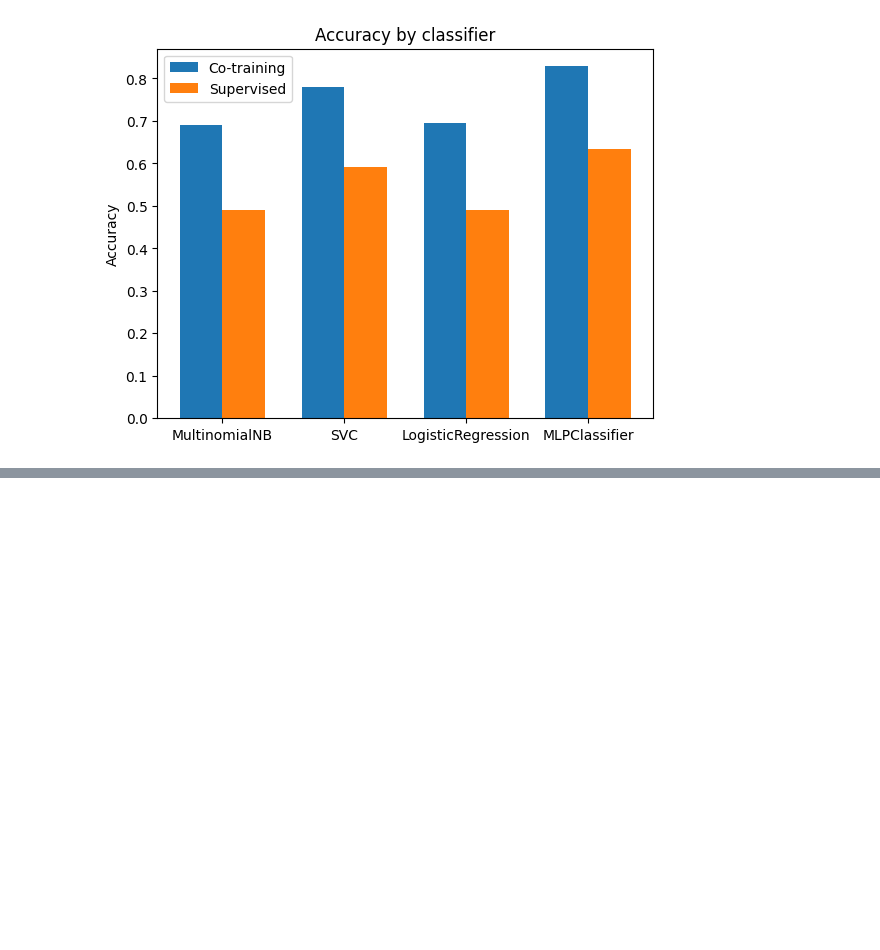
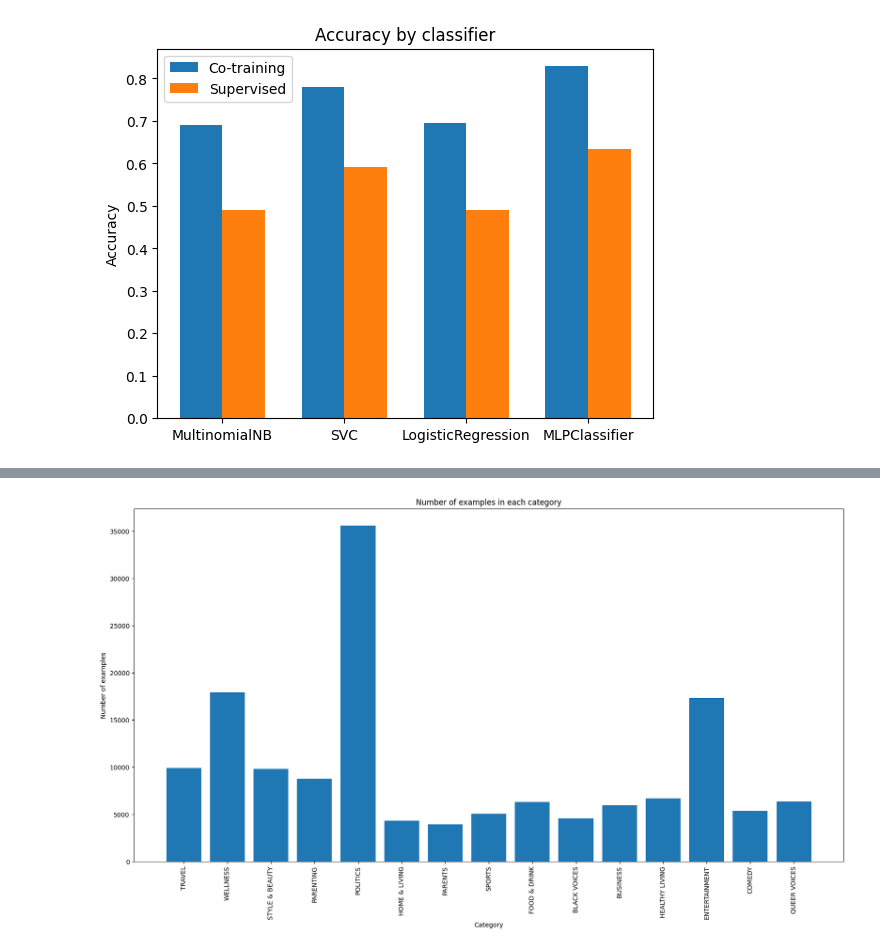
Before and after one commit to Shravya1234567/Combining_Labeled_and_Unlabeled_Data_with_Co-Training, a Jupyter notebook: project.ipynb, the cells around one changed output, grey strips where cells are left out. Cells and saved outputs as stored; diff of their text form; code cells hidden in the pictures; blank space fills up the shorter version.

```diff
--- a/project.ipynb
+++ b/project.ipynb
@@ -388,8 +387,8 @@ fulltext_t = []
 inlinks_t = []
 
 for i in range(len(X_train_L1)):
-    fulltext_t.append(X_train_L1[i]['fulltext'])
-    inlinks_t.append(X_train_L1[i]['inlinks'])
+    fulltext_t.append(X_train_L1[i]['view1'])
+    inlinks_t.append(X_train_L1[i]['view2'])
 
 for i in range(len(clf_fulltexts)):
     clf_fulltext = clf_fulltexts[i]
@@ -481,7 +480,7 @@ Y_inlink = np.array(Y_inlink)
 # %%
 data = {'x':[], 'y':[]}
 for i in range(len(X_fulltext)):
-    data['x'].append({'fulltext':X_fulltext[i], 'inlinks':X_inlink[i]})
+    data['x'].append({'view1':X_fulltext[i], 'view2':X_inlink[i]})
     data['y'].append(Y_fulltext[i])
 
 # train test split
@@ -598,8 +597,8 @@ fulltext_t = []
 inlinks_t = []
 
 for i in range(len(X_train_L1)):
-    fulltext_t.append(X_train_L1[i]['fulltext'])
-    inlinks_t.append(X_train_L1[i]['inlinks'])
+    fulltext_t.append(X_train_L1[i]['view1'])
+    inlinks_t.append(X_train_L1[i]['view2'])
 
 for i in range(len(clf_fulltexts)):
     clf_fulltext = clf_fulltexts[i]
@@ -637,0 +666,22 @@ plt.show()
+# %%
+# top 15 categories
+Y_top15 = []
+X_headline_top15 = []
+X_shortdesc_top15 = []
+
+for i in range(len(Y)):
+    if Y[i] in ['POLITICS','WELLNESS','ENTERTAINMENT','TRAVEL','STYLE & BEAUTY','PARENTING','HEALTHY LIVING','QUEER VOICES','FOOD & DRINK','BUSINESS','COMEDY','SPORTS','BLACK VOICES','HOME & LIVING','PARENTS']:
+        Y_top15.append(Y[i])
+        X_headline_top15.append(X_headline[i])
+        X_shortdesc_top15.append(X_shortdesc[i])
+
+top_15_labels = list(set(Y_top15))
+fig = plt.figure(figsize=(20, 10))
+plt.bar(top_15_labels,[Y_top15.count(x) for x in top_15_labels])
+plt.xlabel('Category')
+plt.ylabel('Number of examples')
+plt.xticks(rotation=90)
+plt.title('Number of examples in each category')
+plt.show()
+# %% [output]
+[figure, added]
```
Also changed, not shown: parts of 17 cells of this notebook.
